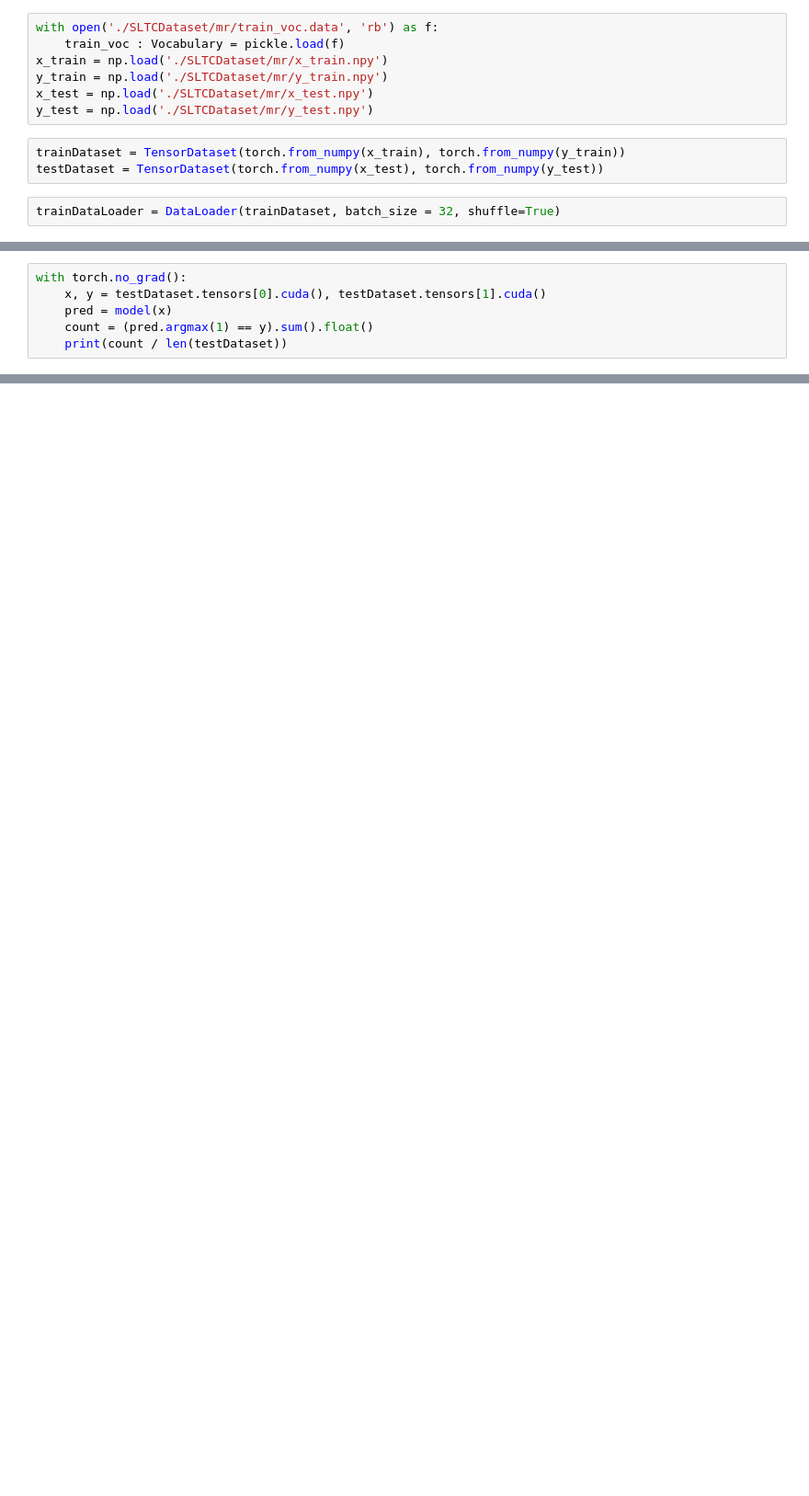
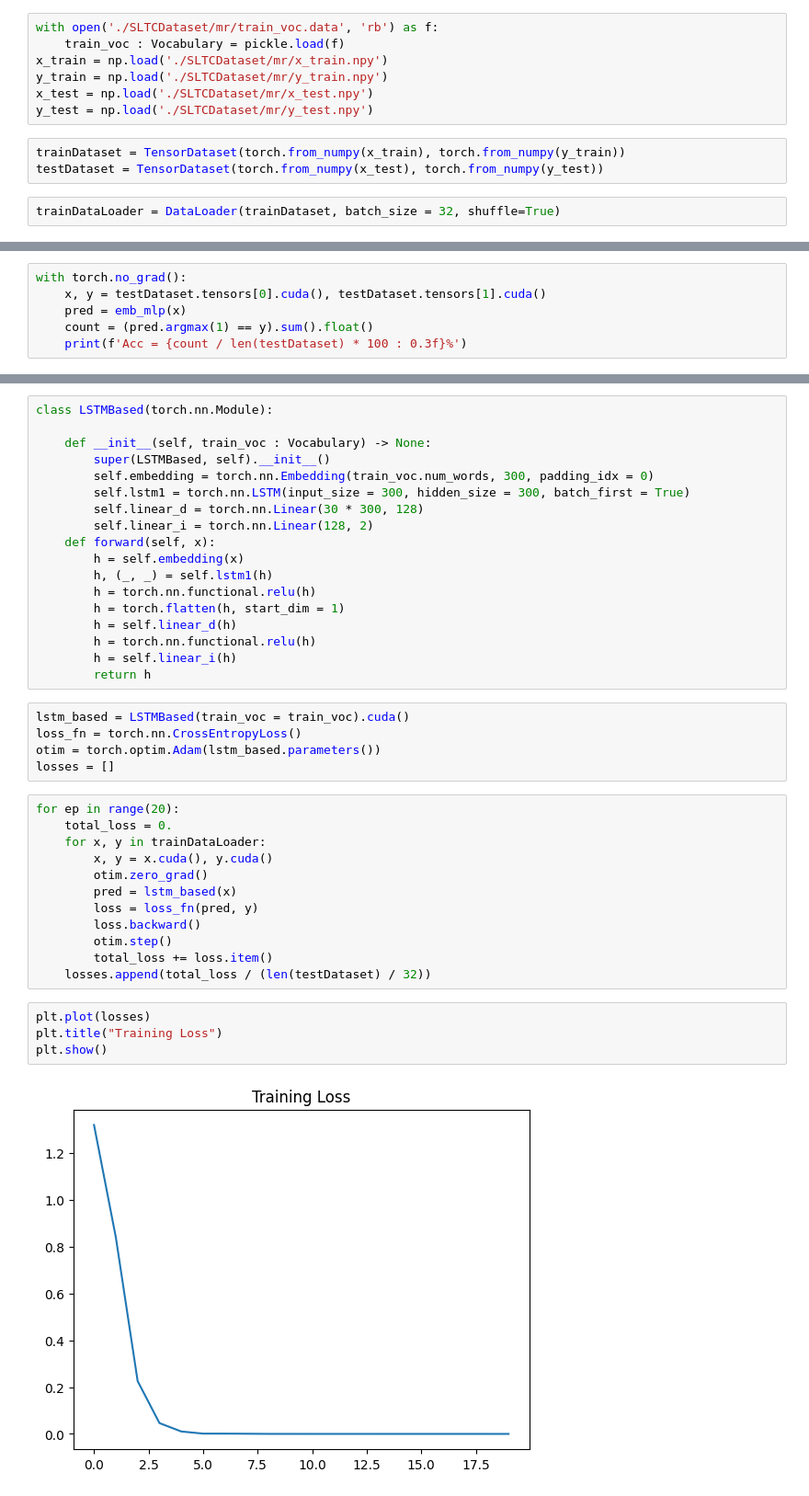
Before and after one commit to LanZBoY/torchPlayGround, a Jupyter notebook: NLP/LSTMForTextClassification.ipynb, the cells around one changed output, grey strips where cells are left out. Shown at 92% size. Saved outputs shown, nothing was run; the diff lists cells and outputs as text; blank space fills up the shorter version.

```diff
--- a/NLP/LSTMForTextClassification.ipynb
+++ b/NLP/LSTMForTextClassification.ipynb
@@ -60,7 +61,7 @@ plt.show()
 # %%
 with torch.no_grad():
     x, y = testDataset.tensors[0].cuda(), testDataset.tensors[1].cuda()
-    pred = model(x)
+    pred = emb_mlp(x)
     count = (pred.argmax(1) == y).sum().float()
-    print(count / len(testDataset))
+    print(f'Acc = {count / len(testDataset) * 100 : 0.3f}%')
 # %% [output]
@@ -67,0 +69,41 @@ tensor(0.7040, device='cuda:0')
+# %%
+class LSTMBased(torch.nn.Module):
+
+    def __init__(self, train_voc : Vocabulary) -> None:
+        super(LSTMBased, self).__init__()
+        self.embedding = torch.nn.Embedding(train_voc.num_words, 300, padding_idx = 0)
+        self.lstm1 = torch.nn.LSTM(input_size = 300, hidden_size = 300, batch_first = True)
+        self.linear_d = torch.nn.Linear(30 * 300, 128)
+        self.linear_i = torch.nn.Linear(128, 2)
+    def forward(self, x):
+        h = self.embedding(x)
+        h, (_, _) = self.lstm1(h)
+        h = torch.nn.functional.relu(h)
+        h = torch.flatten(h, start_dim = 1)
+        h = self.linear_d(h)
+        h = torch.nn.functional.relu(h)
+        h = self.linear_i(h)
+        return h
+# %%
+lstm_based = LSTMBased(train_voc = train_voc).cuda()
+loss_fn = torch.nn.CrossEntropyLoss()
+otim = torch.optim.Adam(lstm_based.parameters())
+losses = []
+# %%
+for ep in range(20):
+    total_loss = 0.
+    for x, y in trainDataLoader:
+        x, y = x.cuda(), y.cuda()
+        otim.zero_grad()
+        pred = lstm_based(x)
+        loss = loss_fn(pred, y)
+        loss.backward()
+        otim.step()
+        total_loss += loss.item()
+    losses.append(total_loss / (len(testDataset) / 32))
+# %%
+plt.plot(losses)
+plt.title("Training Loss")
+plt.show()
+# %% [output]
+[figure, added]
```
Also changed, not shown: parts of 14 cells of this notebook.
